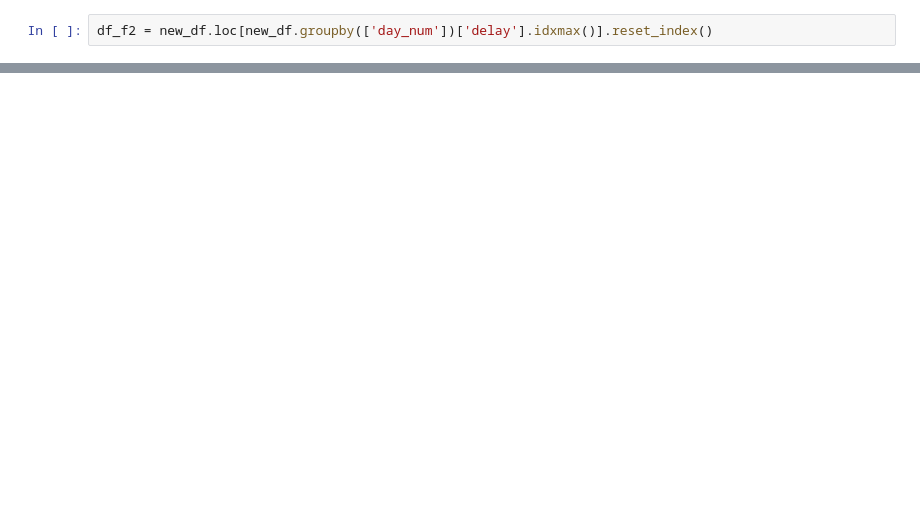
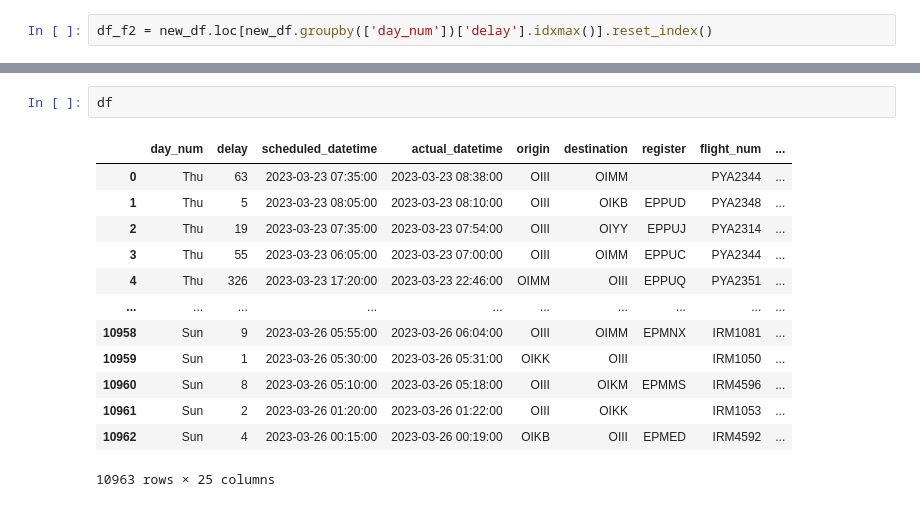
Before and after one commit to poormohammadf/fids_api, a Jupyter notebook: fids_sql.ipynb, the cells around one changed output, grey strips where cells are left out. Drawn from its saved outputs; the diff is of its cells as text; blank space fills up the shorter version.

```diff
--- a/fids_sql.ipynb
+++ b/fids_sql.ipynb
@@ -431,0 +489,16 @@ for i in ax.containers:
+# %%
+df
+# %% [output]
+|  | day_num | delay | scheduled_datetime | actual_datetime | origin | destination | register | flight_num | ... |
+| 0 | Thu | 63 | 2023-03-23 07:35:00 | 2023-03-23 08:38:00 | OIII | OIMM |  | PYA2344 | ... |
+| 1 | Thu | 5 | 2023-03-23 08:05:00 | 2023-03-23 08:10:00 | OIII | OIKB | EPPUD | PYA2348 | ... |
+| 2 | Thu | 19 | 2023-03-23 07:35:00 | 2023-03-23 07:54:00 | OIII | OIYY | EPPUJ | PYA2314 | ... |
+| 3 | Thu | 55 | 2023-03-23 06:05:00 | 2023-03-23 07:00:00 | OIII | OIMM | EPPUC | PYA2344 | ... |
+| 4 | Thu | 326 | 2023-03-23 17:20:00 | 2023-03-23 22:46:00 | OIMM | OIII | EPPUQ | PYA2351 | ... |
+| ... | ... | ... | ... | ... | ... | ... | ... | ... | ... |
+| 10958 | Sun | 9 | 2023-03-26 05:55:00 | 2023-03-26 06:04:00 | OIII | OIMM | EPMNX | IRM1081 | ... |
+| 10959 | Sun | 1 | 2023-03-26 05:30:00 | 2023-03-26 05:31:00 | OIKK | OIII |  | IRM1050 | ... |
+| 10960 | Sun | 8 | 2023-03-26 05:10:00 | 2023-03-26 05:18:00 | OIII | OIKM | EPMMS | IRM4596 | ... |
+| 10961 | Sun | 2 | 2023-03-26 01:20:00 | 2023-03-26 01:22:00 | OIII | OIKK |  | IRM1053 | ... |
+| 10962 | Sun | 4 | 2023-03-26 00:15:00 | 2023-03-26 00:19:00 | OIKB | OIII | EPMED | IRM4592 | ... |
+10963 rows × 25 columns
```
Also changed, not shown: parts of 55 cells of this notebook.
